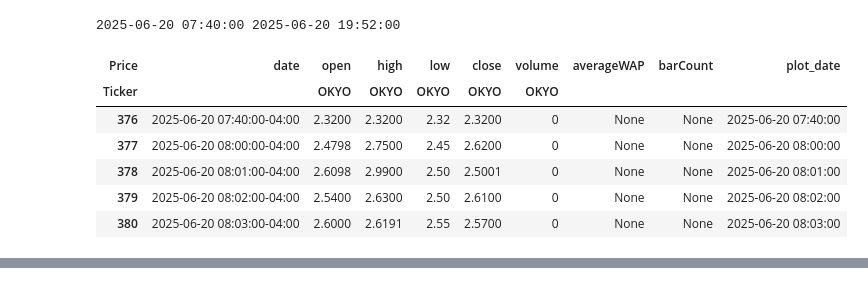
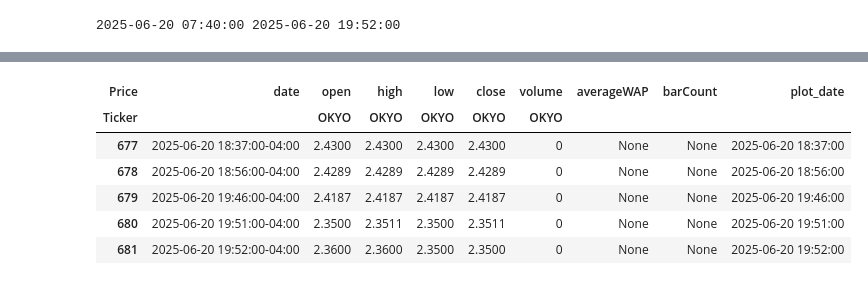
Before and after one commit to HoutanGh/quant_scanner, a Jupyter notebook: analysis.ipynb, the cells around one changed output, grey strips where cells are left out. Drawn from its saved outputs; the diff is of its cells as text; code cells hidden in the pictures.

```diff
--- a/analysis.ipynb
+++ b/analysis.ipynb
@@ -12,24 +12,17 @@ daily_df, minute_df = fetch_yfinance_data(stock, "2025-06-21")
 [*********************100%***********************]  1 of 1 completed
 [*********************100%***********************]  1 of 1 completed
 2025-06-20 07:40:00 2025-06-20 19:52:00
-# %%
-import pandas as pd
-minute_df['plot_date'] = pd.to_datetime(minute_df['date']).dt.tz_localize(None)
-# print(minute_df.head())
-# Filter for June 20th only
-start_date = pd.to_datetime("2025-06-19").date()
-end_date = pd.to_datetime("2025-06-20").date()
-# print(target_date)
-mask = (minute_df['plot_date'].dt.date >= start_date) & (minute_df['plot_date'].dt.date <= end_date)
-day_df = minute_df[mask]
-print(day_df['plot_date'].min(), day_df['plot_date'].max())
-
-day_df.head()
-# %% [output]
-| Price | date | open | high | low | close | volume | averageWAP | barCount | plot_date |
-| Ticker |  | OKYO | OKYO | OKYO | OKYO | OKYO |  |  |  |
-| 376 | 2025-06-20 07:40:00-04:00 | 2.3200 | 2.3200 | 2.32 | 2.3200 | 0 | None | None | 2025-06-20 07:40:00 |
-| 377 | 2025-06-20 08:00:00-04:00 | 2.4798 | 2.7500 | 2.45 | 2.6200 | 0 | None | None | 2025-06-20 08:00:00 |
-| 378 | 2025-06-20 08:01:00-04:00 | 2.6098 | 2.9900 | 2.50 | 2.5001 | 0 | None | None | 2025-06-20 08:01:00 |
-| 379 | 2025-06-20 08:02:00-04:00 | 2.5400 | 2.6300 | 2.50 | 2.6100 | 0 | None | None | 2025-06-20 08:02:00 |
-| 380 | 2025-06-20 08:03:00-04:00 | 2.6000 | 2.6191 | 2.55 | 2.5700 | 0 | None | None | 2025-06-20 08:03:00 |
+# %%
+import pandas as pd
+minute_df['plot_date'] = pd.to_datetime(minute_df['date']).dt.tz_localize(None)
+# print(minute_df.head())
+# Filter for June 20th only
+start_date = pd.to_datetime("2025-06-18").date()
+end_date = pd.to_datetime("2025-06-20").date()
+# print(target_date)
+mask = (minute_df['plot_date'].dt.date >= start_date) & (minute_df['plot_date'].dt.date <= end_date)
+day_df = minute_df[mask]
+print(day_df['plot_date'].min(), day_df['plot_date'].max())
+
+day_df.tail()
+# %% [output]
@@ -36,3 +30,10 @@ day_df.head()
+| Price | date | open | high | low | close | volume | averageWAP | barCount | plot_date |
+| Ticker |  | OKYO | OKYO | OKYO | OKYO | OKYO |  |  |  |
+| 677 | 2025-06-20 18:37:00-04:00 | 2.4300 | 2.4300 | 2.4300 | 2.4300 | 0 | None | None | 2025-06-20 18:37:00 |
+| 678 | 2025-06-20 18:56:00-04:00 | 2.4289 | 2.4289 | 2.4289 | 2.4289 | 0 | None | None | 2025-06-20 18:56:00 |
+| 679 | 2025-06-20 19:46:00-04:00 | 2.4187 | 2.4187 | 2.4187 | 2.4187 | 0 | None | None | 2025-06-20 19:46:00 |
+| 680 | 2025-06-20 19:51:00-04:00 | 2.3500 | 2.3511 | 2.3500 | 2.3511 | 0 | None | None | 2025-06-20 19:51:00 |
+| 681 | 2025-06-20 19:52:00-04:00 | 2.3600 | 2.3600 | 2.3500 | 2.3500 | 0 | None | None | 2025-06-20 19:52:00 |
 # %%
 
 plt.figure(figsize=(14, 6))
```
Also changed, not shown: parts of 4 cells of this notebook, 1 other file.
